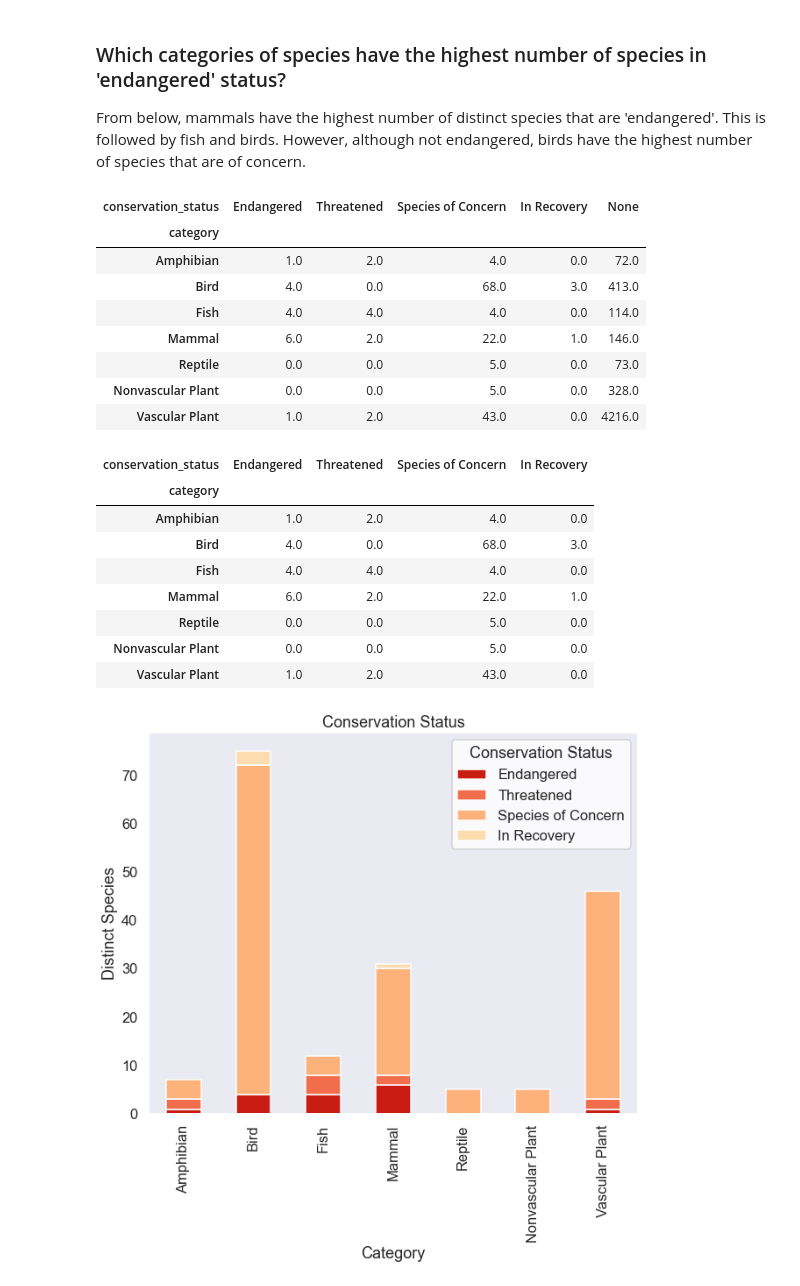
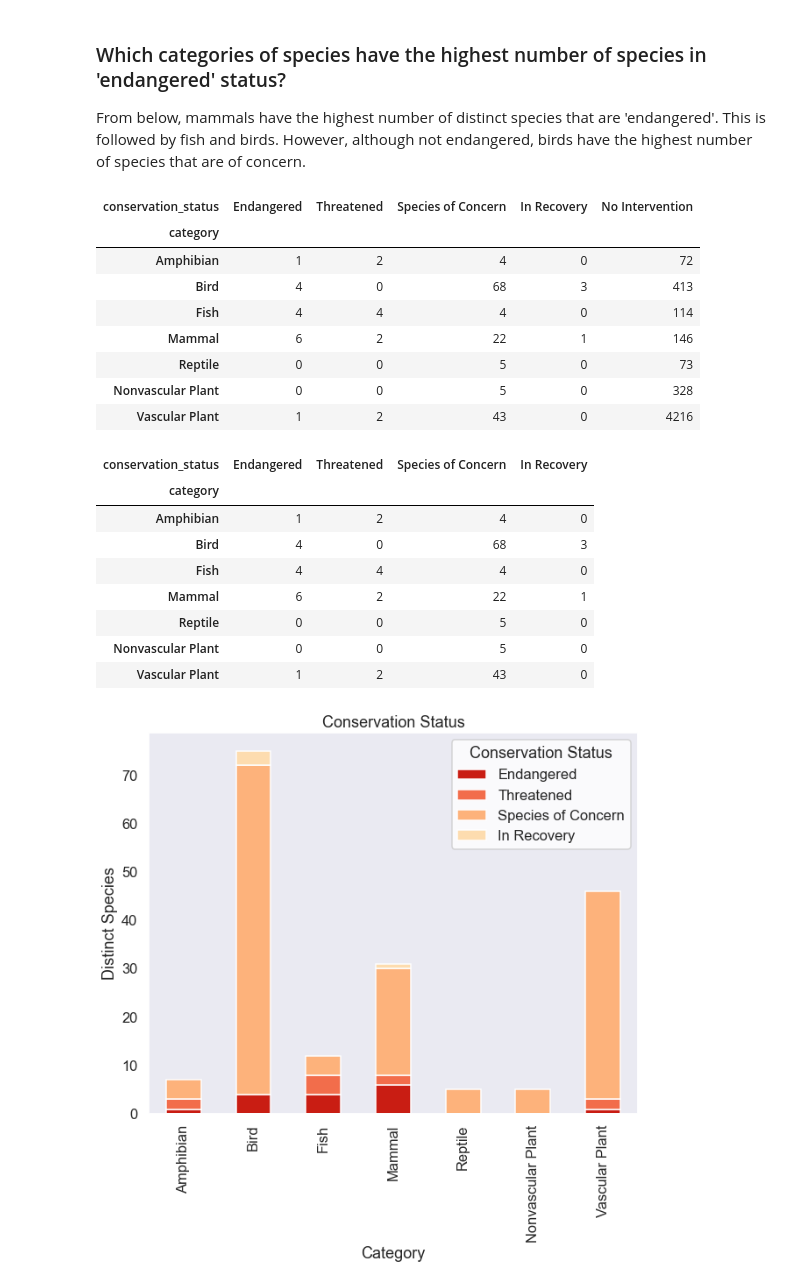
Before and after one commit to henrylin03/Biodiversity-in-National-Parks, a Jupyter notebook: biodiversity_project_v1.ipynb, the cells around one changed output. Cells and saved outputs as stored; diff of their text form; code cells hidden in the pictures.

```diff
--- a/biodiversity_project_v1.ipynb
+++ b/biodiversity_project_v1.ipynb
@@ -123,8 +122,8 @@ species_info[species_info.isnull().any(axis=1)]
 | 5823 | Vascular Plant | Tribulus terrestris | Bullhead, Caltrop, Goathead, Mexi... | NaN |
 5633 rows × 4 columns
 # %%
-# replacing NaN with 'None' status
-species_info.conservation_status = species_info.conservation_status.fillna('None')
+# replacing NaN with 'No Intervention' status
+species_info.conservation_status = species_info.conservation_status.fillna('No Intervention')
 
 species_info.head()
 # %% [output]
@@ -258,0 +260,6 @@ species_info_cleaned[species_info_cleaned\
+# %%
+species_info_cleaned['conservation_status'] = pd.Categorical(species_info_cleaned['conservation_status'],
+                                                             ['Endangered', 'Threatened', 'Species of Concern',
+                                                              'In Recovery', 'No Intervention'], ordered=True)
+
+species_info_cleaned.conservation_status.unique()
@@ -393,46 +403,46 @@ From below, mammals have the highest number of distinct species that are 'endang
 # %%
 # creating Dataframe counting conservation status
 species_count_df = species_info_cleaned.groupby(['category', 'conservation_status'])\
                     .size()\
                     .reset_index()\
                     .pivot(columns='conservation_status', index='category', values=0)
 
 # changing order of columns
-species_count_df = species_count_df[['Endangered', 'Threatened', 'Species of Concern', 'In Recovery', 'None']]
+# species_count_df = species_count_df[['Endangered', 'Threatened', 'Species of Concern', 'In Recovery', 'N']]
 
 # changing order of rows (### ADD TO NOTES)
 species_count_df = species_count_df.reindex([
                     'Amphibian', 'Bird', 'Fish', 'Mammal', 'Reptile', 'Nonvascular Plant', 'Vascular Plant'])
 
 # replacing np.NaN with 0.0
 species_count_df = species_count_df.fillna(0)
 
 
 species_count_df
 # %% [output]
-| conservation_status | Endangered | Threatened | Species of Concern | In Recovery | None |
+| conservation_status | Endangered | Threatened | Species of Concern | In Recovery | No Intervention |
 | category |  |  |  |  |  |
-| Amphibian | 1.0 | 2.0 | 4.0 | 0.0 | 72.0 |
-| Bird | 4.0 | 0.0 | 68.0 | 3.0 | 413.0 |
-| Fish | 4.0 | 4.0 | 4.0 | 0.0 | 114.0 |
-| Mammal | 6.0 | 2.0 | 22.0 | 1.0 | 146.0 |
-| Reptile | 0.0 | 0.0 | 5.0 | 0.0 | 73.0 |
-| Nonvascular Plant | 0.0 | 0.0 | 5.0 | 0.0 | 328.0 |
-| Vascular Plant | 1.0 | 2.0 | 43.0 | 0.0 | 4216.0 |
+| Amphibian | 1 | 2 | 4 | 0 | 72 |
+| Bird | 4 | 0 | 68 | 3 | 413 |
+| Fish | 4 | 4 | 4 | 0 | 114 |
+| Mammal | 6 | 2 | 22 | 1 | 146 |
+| Reptile | 0 | 0 | 5 | 0 | 73 |
+| Nonvascular Plant | 0 | 0 | 5 | 0 | 328 |
+| Vascular Plant | 1 | 2 | 43 | 0 | 4216 |
 # %%
-species_count_nonone = species_count_df.drop(columns='None')
+species_count_nonone = species_count_df.drop(columns='No Intervention')
 
 species_count_nonone
 # %% [output]
 | conservation_status | Endangered | Threatened | Species of Concern | In Recovery |
 | category |  |  |  |  |
-| Amphibian | 1.0 | 2.0 | 4.0 | 0.0 |
-| Bird | 4.0 | 0.0 | 68.0 | 3.0 |
-| Fish | 4.0 | 4.0 | 4.0 | 0.0 |
-| Mammal | 6.0 | 2.0 | 22.0 | 1.0 |
-| Reptile | 0.0 | 0.0 | 5.0 | 0.0 |
-| Nonvascular Plant | 0.0 | 0.0 | 5.0 | 0.0 |
-| Vascular Plant | 1.0 | 2.0 | 43.0 | 0.0 |
+| Amphibian | 1 | 2 | 4 | 0 |
+| Bird | 4 | 0 | 68 | 3 |
+| Fish | 4 | 4 | 4 | 0 |
+| Mammal | 6 | 2 | 22 | 1 |
+| Reptile | 0 | 0 | 5 | 0 |
+| Nonvascular Plant | 0 | 0 | 5 | 0 |
+| Vascular Plant | 1 | 2 | 43 | 0 |
 # %%
 # styling
 sns.set_style('dark')
```
Also changed, not shown: parts of 16 cells of this notebook.
